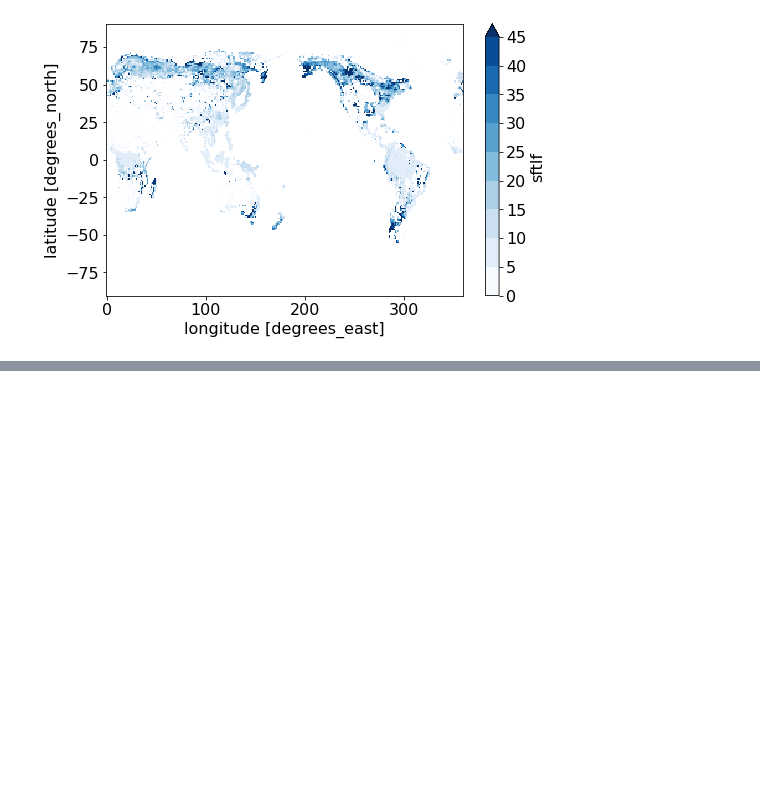
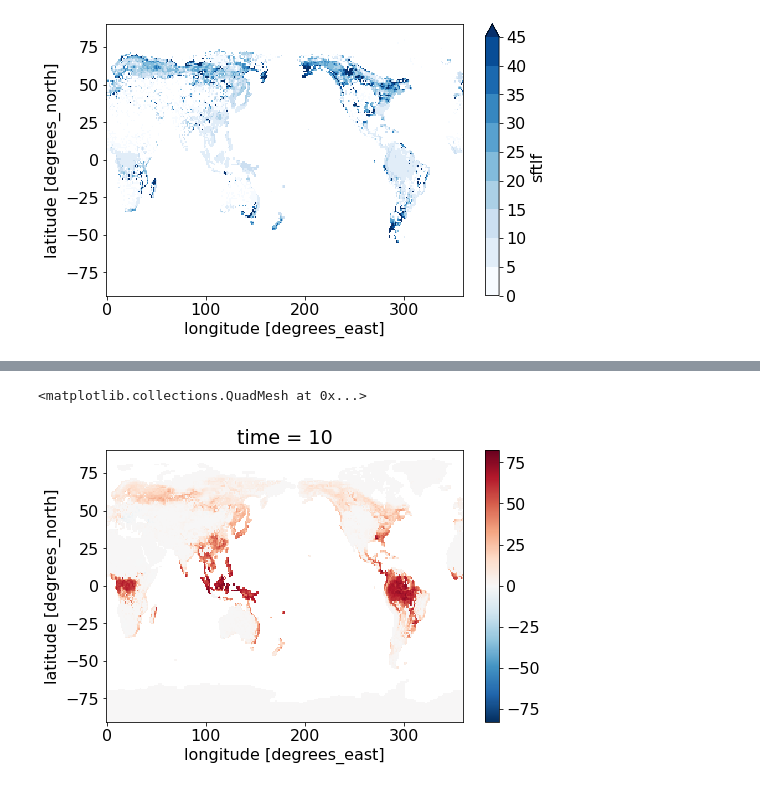
Before and after one commit to ckoven/flat10, a Jupyter notebook: flat10-analysis.ipynb, the cells around one changed output, grey strips where cells are left out. Drawn from its saved outputs; the diff is of its cells as text; code cells hidden in the pictures; blank space fills up the shorter version.

Commit message:
restarted, and then added another plot at the end

```diff
--- a/flat10-analysis.ipynb
+++ b/flat10-analysis.ipynb
@@ -849,0 +846,15 @@ d_deadc_dt.mean(dim='lon').plot(x='time')
+# %%
+emiss_vegc_mask = (emiss_vegc_map /emiss_vegc_map) / ((np.abs(emiss_vegc_map) > 1.e-3) * (emiss_vegc_map < 1.e1))
+
+emiss_vegc_map_masked = emiss_vegc_map * emiss_vegc_mask
+tau_vegc_map_masked = (tau_vegc_map*emiss_vegc_mask)
+
+dvegcdt_spatial_emulator_zec = memory_xr(emiss_zec_xr, tau_vegc_map_masked, emiss_vegc_map_masked)
+# %%
+dvegcdt_spatial_emulator_zec_noinfs = (dvegcdt_spatial_emulator_zec * (np.isfinite(dvegcdt_spatial_emulator_zec) / np.isfinite(dvegcdt_spatial_emulator_zec)))
+dvegcdt_spatial_emulator_zec_noinfs = dvegcdt_spatial_emulator_zec_noinfs.fillna(0)
+dvegcdt_spatial_emulator_zec_masked = dvegcdt_spatial_emulator_zec_noinfs * landmask.data
+dvegcdt_spatial_emulator_zec_masked.isel(time=10).plot()
+# %% [output]
+<matplotlib.collections.QuadMesh at 0x...>
+[figure, added]
```
Also changed, not shown: parts of 58 cells of this notebook.
